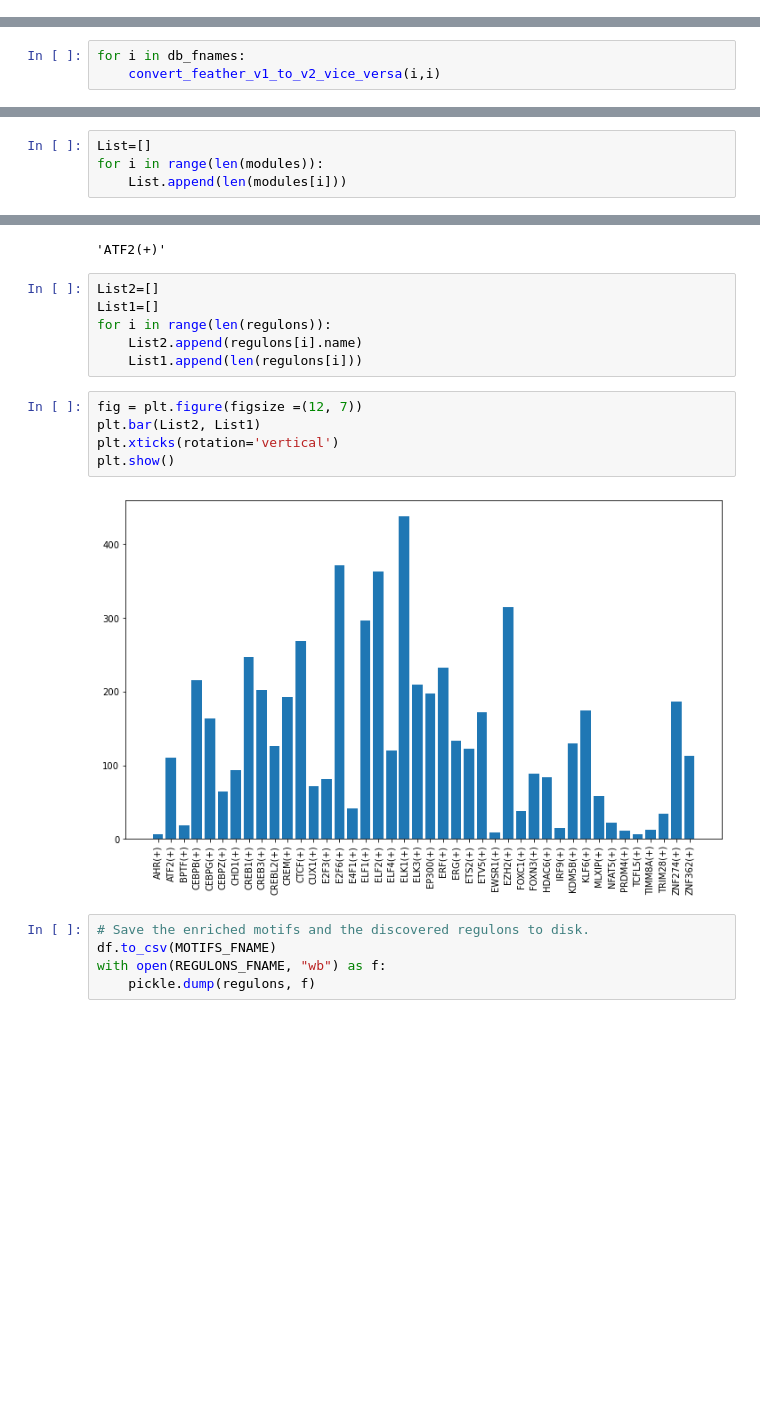
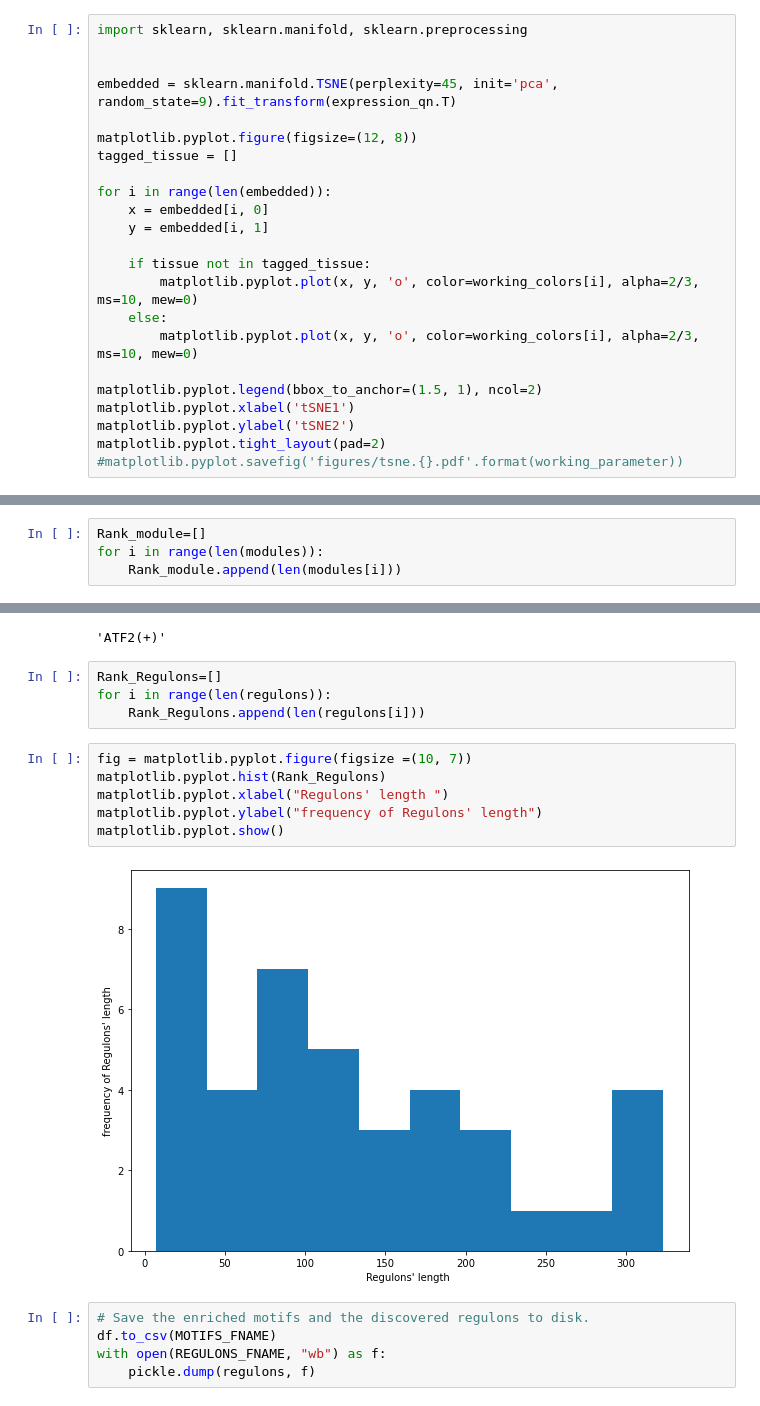
Before and after one commit to farhad-zare/Endothelium-Gene-Regulatory-Networks, a Jupyter notebook: Endothelium Gene Regulatory Networks.ipynb, the cells around one changed output, grey strips where cells are left out. Saved outputs shown, nothing was run; the diff lists cells and outputs as text; blank space fills up the shorter version.

```diff
--- a/Endothelium Gene Regulatory Networks.ipynb
+++ b/Endothelium Gene Regulatory Networks.ipynb
@@ -136,0 +269,23 @@ ex_matrix
+# %%
+import sklearn, sklearn.manifold, sklearn.preprocessing
+
+
+embedded = sklearn.manifold.TSNE(perplexity=45, init='pca', random_state=9).fit_transform(expression_qn.T)
+
+matplotlib.pyplot.figure(figsize=(12, 8))
+tagged_tissue = []
+
+for i in range(len(embedded)):
+    x = embedded[i, 0]
+    y = embedded[i, 1]
+
+    if tissue not in tagged_tissue:
+        matplotlib.pyplot.plot(x, y, 'o', color=working_colors[i], alpha=2/3, ms=10, mew=0)
+    else:
+        matplotlib.pyplot.plot(x, y, 'o', color=working_colors[i], alpha=2/3, ms=10, mew=0)
+
+matplotlib.pyplot.legend(bbox_to_anchor=(1.5, 1), ncol=2)
+matplotlib.pyplot.xlabel('tSNE1')
+matplotlib.pyplot.ylabel('tSNE2')
+matplotlib.pyplot.tight_layout(pad=2)
+#matplotlib.pyplot.savefig('figures/tsne.{}.pdf'.format(working_parameter))
@@ -213,6 +386,3 @@ db_fnames
 # %%
 def name(fname):
     return os.path.splitext(os.path.basename(fname))[0]
-# %%
-for i in db_fnames:
-    convert_feather_v1_to_v2_vice_versa(i,i)
@@ -249,5 +428,5 @@ modules = list(modules_from_adjacencies(adjancencies, ex_matrix))
 # %%
-List=[]
+Rank_module=[]
 for i in range(len(modules)):
-    List.append(len(modules[i]))
+    Rank_module.append(len(modules[i]))
 # %%
@@ -290,18 +457,17 @@ regulons[1].name
 # %% [output]
 'ATF2(+)'
 # %%
-List2=[]
-List1=[]
+Rank_Regulons=[]
 for i in range(len(regulons)):
-    List2.append(regulons[i].name)
-    List1.append(len(regulons[i]))
+    Rank_Regulons.append(len(regulons[i]))
 # %%
-fig = plt.figure(figsize =(12, 7))
-plt.bar(List2, List1)
-plt.xticks(rotation='vertical')
-plt.show()
+fig = matplotlib.pyplot.figure(figsize =(10, 7))
+matplotlib.pyplot.hist(Rank_Regulons)
+matplotlib.pyplot.xlabel("Regulons' length ")
+matplotlib.pyplot.ylabel("frequency of Regulons' length")
+matplotlib.pyplot.show()
 # %% [output]
-[figure, old version]
+[figure, new version]
 # %%
 # Save the enriched motifs and the discovered regulons to disk.
 df.to_csv(MOTIFS_FNAME)
```
Also changed, not shown: parts of 32 cells of this notebook, 3 other files.
